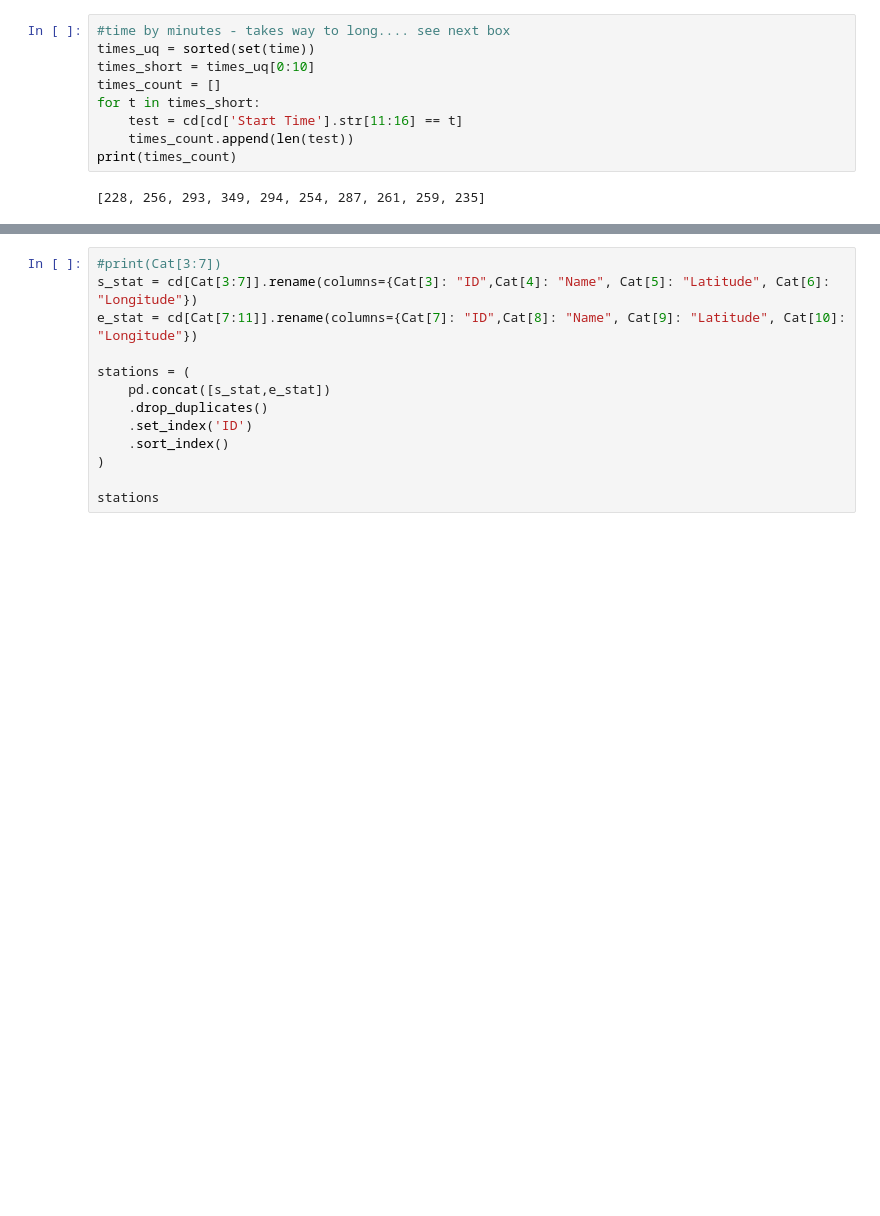
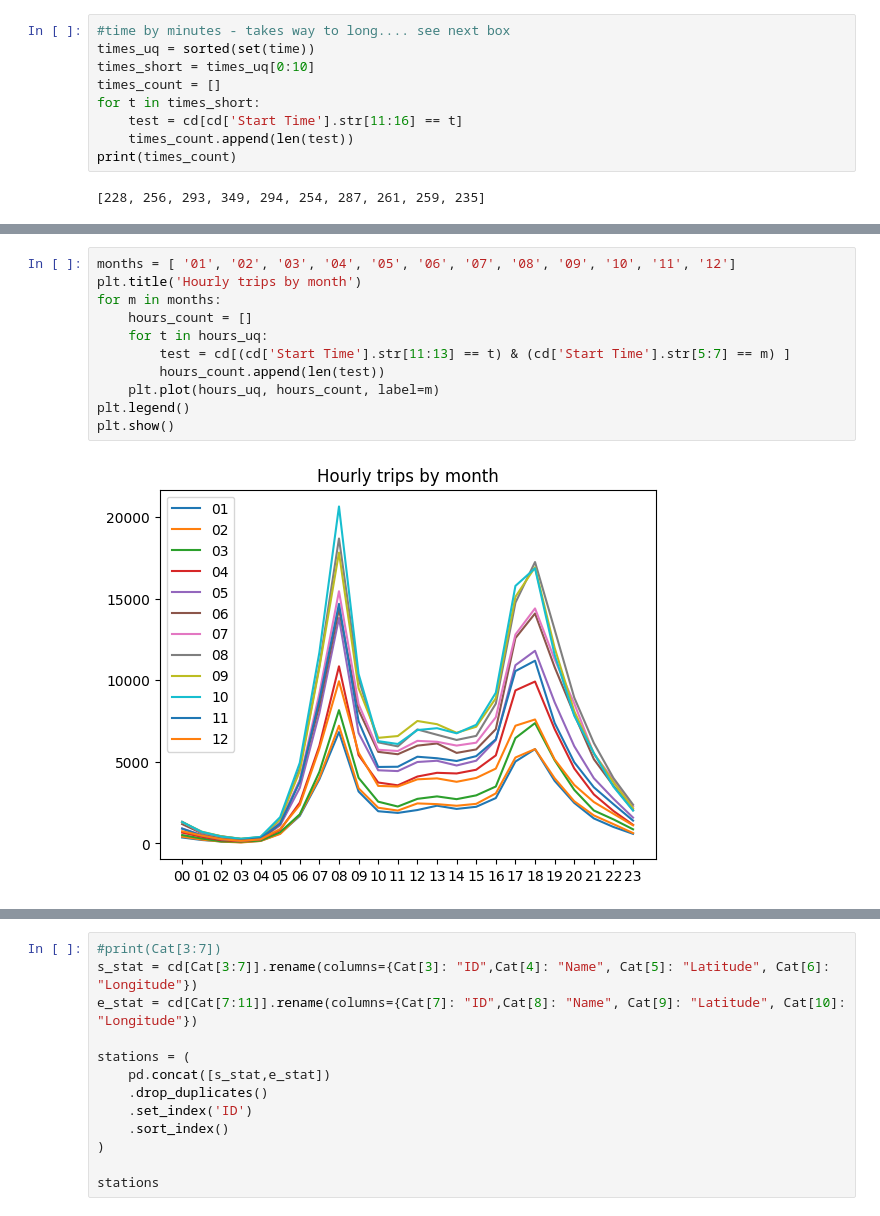
Before and after one commit to lukasschirren/nyc_bike_rental, a Jupyter notebook: Sophia_Workspace.ipynb, the cells around one changed output, grey strips where cells are left out. Drawn from its saved outputs; the diff is of its cells as text; blank space fills up the shorter version.

```diff
--- a/Sophia_Workspace.ipynb
+++ b/Sophia_Workspace.ipynb
@@ -99,0 +121,13 @@ cd.tail()
+# %%
+months = [ '01', '02', '03', '04', '05', '06', '07', '08', '09', '10', '11', '12']
+plt.title('Hourly trips by month')
+for m in months:
+    hours_count = []
+    for t in hours_uq:
+        test = cd[(cd['Start Time'].str[11:13] == t) & (cd['Start Time'].str[5:7] == m) ]
+        hours_count.append(len(test))
+    plt.plot(hours_uq, hours_count, label=m)
+plt.legend()
+plt.show()
+# %% [output]
+[figure, added]
```
Also changed, not shown: parts of 17 cells of this notebook, 4 other files.
